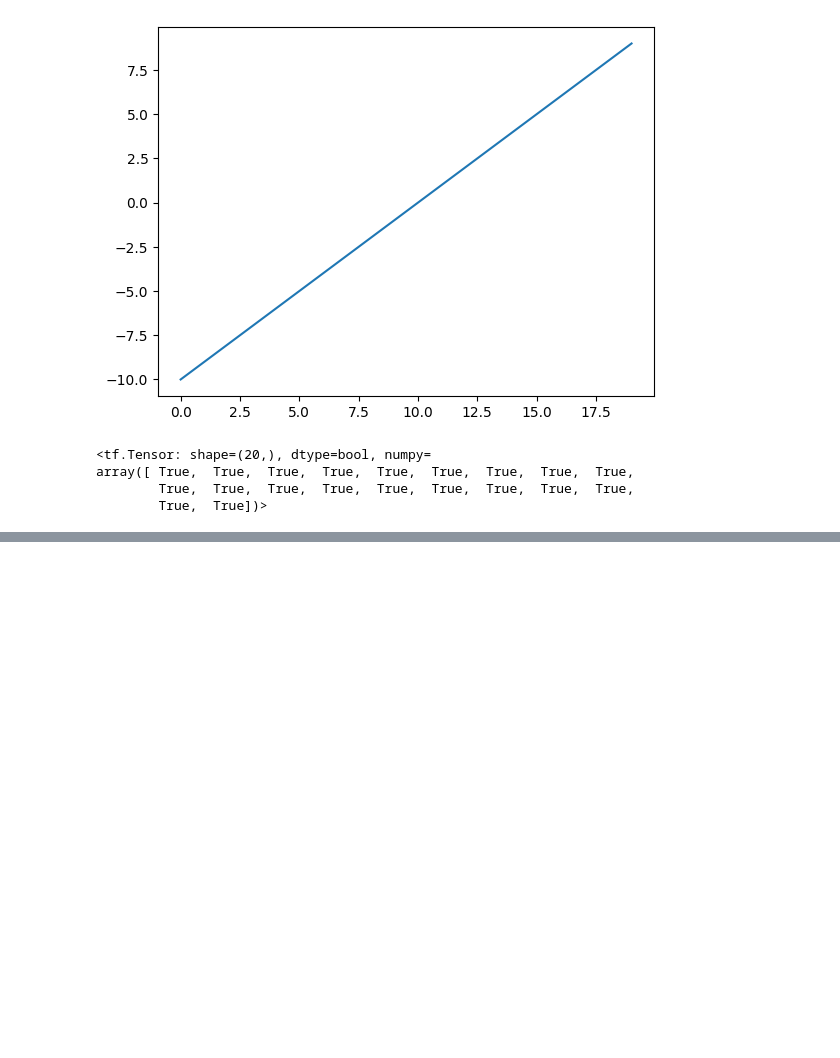
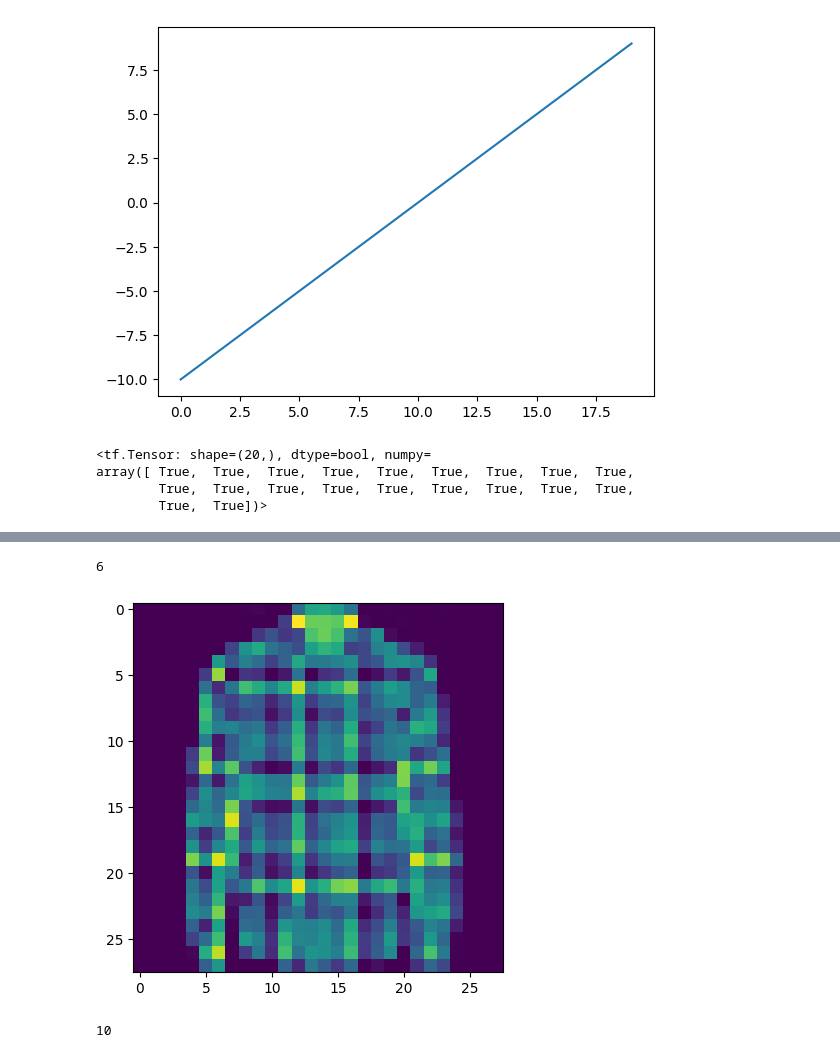
Before and after one commit to sachinthadilshann/TensorFlow_for_Deep_Learning_Bootcamp_Udemy, a Jupyter notebook: 02_neural_network_classification_in_tensorflow.ipynb, the cells around one changed output, grey strips where cells are left out. Drawn from its saved outputs; the diff is of its cells as text; code cells hidden in the pictures; blank space fills up the shorter version.

```diff
--- a/02_neural_network_classification_in_tensorflow.ipynb
+++ b/02_neural_network_classification_in_tensorflow.ipynb
@@ -449,0 +485,22 @@ sns.heatmap(confusion_matrix,annot=True,fmt="d")
+# %%
+plt.imshow(train_data[7])
+print(train_labels[7])
+# %% [output]
+6
+[figure, added]
+# %%
+class_names = ['T-shirt/top',
+               'Trouser',
+               'Pullover',
+               'Dress',
+               'Coat',
+               'Sandal',
+               'Shirt',
+               'Sneaker',
+               'Bag',
+               'Ankle boot']
+
+
+len(class_names)
+# %% [output]
+10
```
Also changed, not shown: parts of 51 cells of this notebook.
